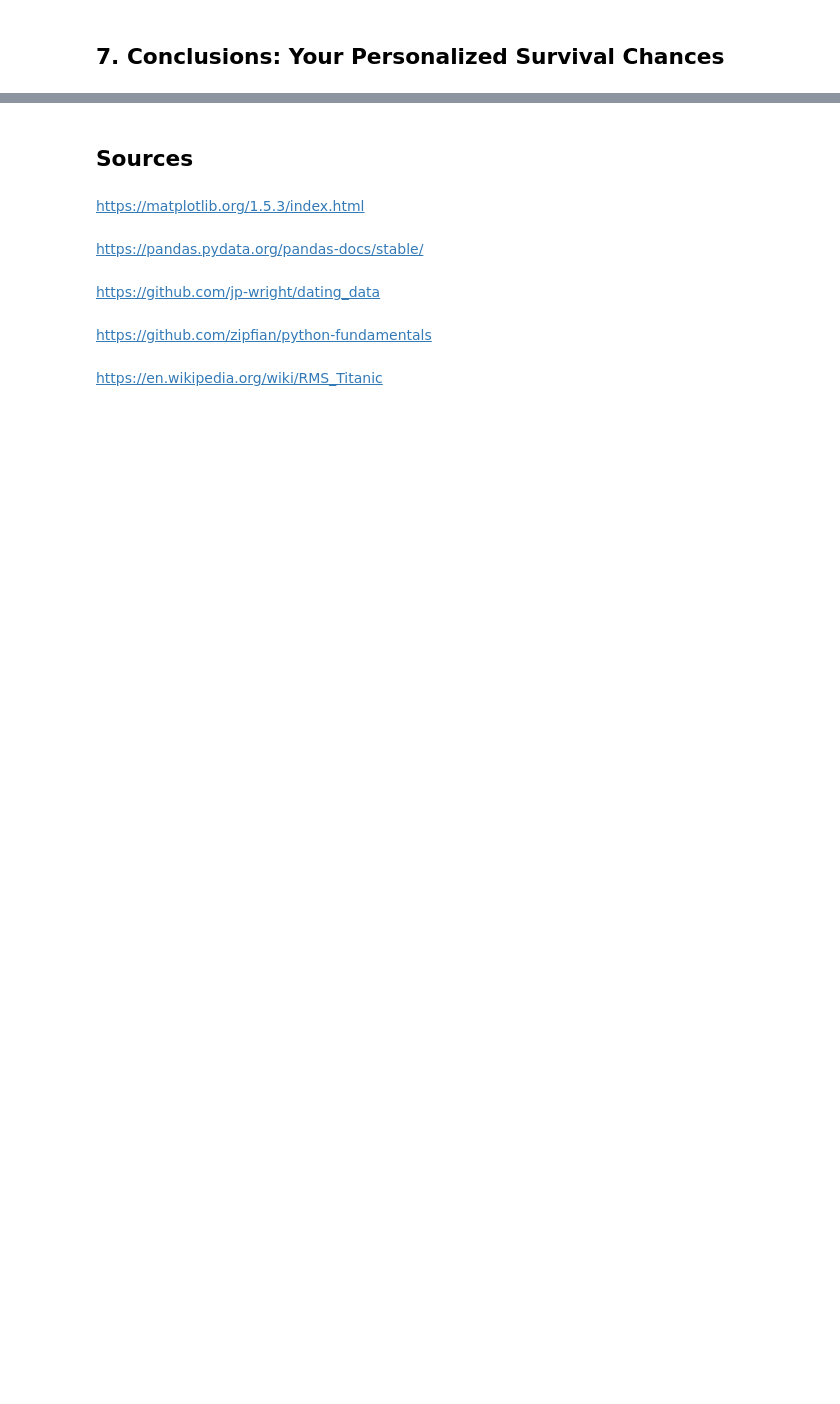
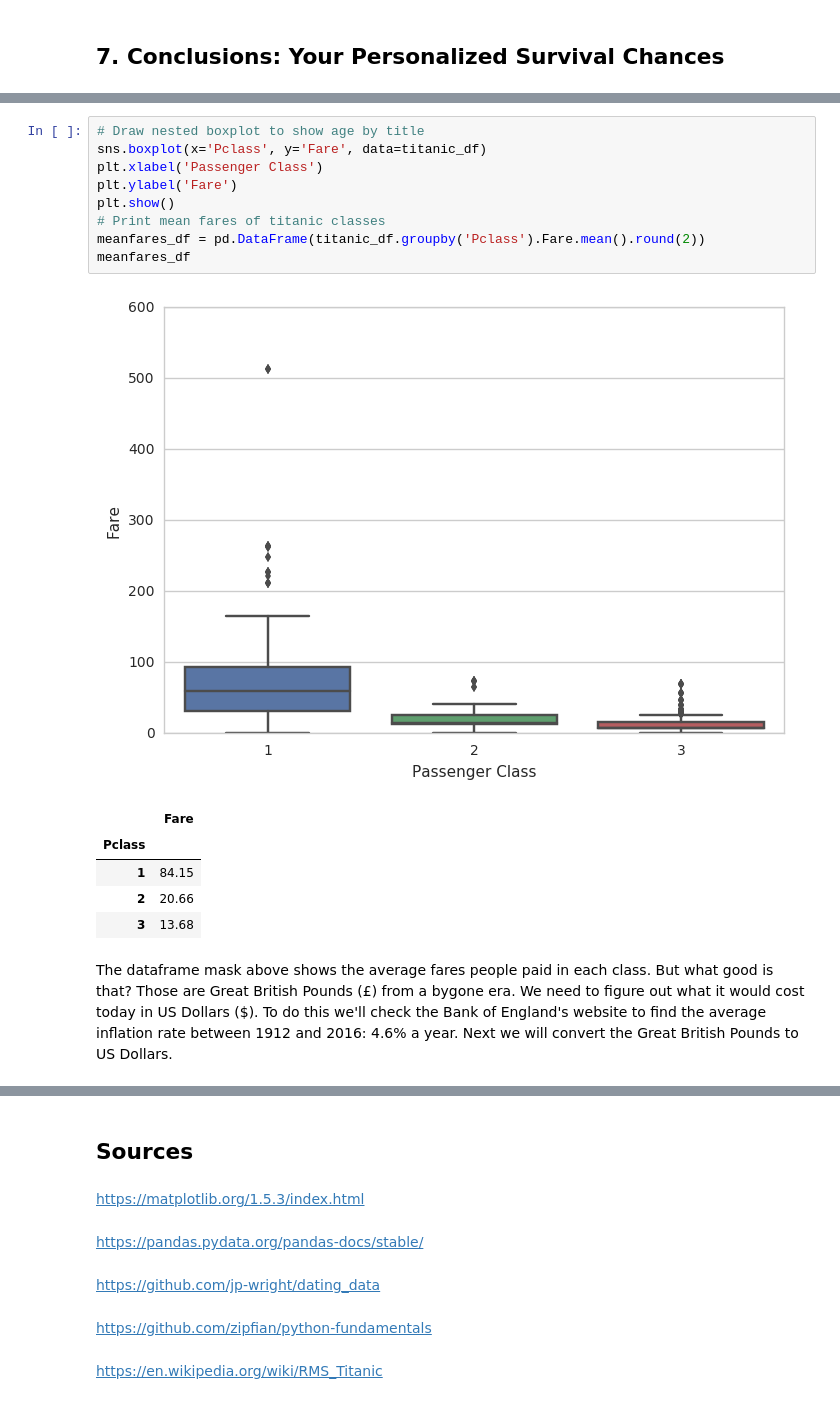
Before and after one commit to wblakecannon/titanic-investigation, a Jupyter notebook: titanic-investigation.ipynb, the cells around one changed output, grey strips where cells are left out. Drawn from its saved outputs; the diff is of its cells as text; blank space fills up the shorter version.

```diff
--- a/titanic-investigation.ipynb
+++ b/titanic-investigation.ipynb
@@ -809,0 +766,18 @@ print personalized_survival_chances(3, 'female')
+# %%
+# Draw nested boxplot to show age by title
+sns.boxplot(x='Pclass', y='Fare', data=titanic_df)
+plt.xlabel('Passenger Class')
+plt.ylabel('Fare')
+plt.show()
+# Print mean fares of titanic classes
+meanfares_df = pd.DataFrame(titanic_df.groupby('Pclass').Fare.mean().round(2))
+meanfares_df
+# %% [output]
+[figure, added]
+|  | Fare |
+| Pclass |  |
+| 1 | 84.15 |
+| 2 | 20.66 |
+| 3 | 13.68 |
+# %% [markdown]
+The dataframe mask above shows the average fares people paid in each class. But what good is that? Those are Great British Pounds (£) from a bygone era. We need to figure out what it would cost today in US Dollars ($). To do this we'll check the Bank of England's website to find the average inflation rate between 1912 and 2016: 4.6% a year. Next we will convert the Great British Pounds to US Dollars.
```
Also changed, not shown: parts of 31 cells of this notebook, 1 other file.
